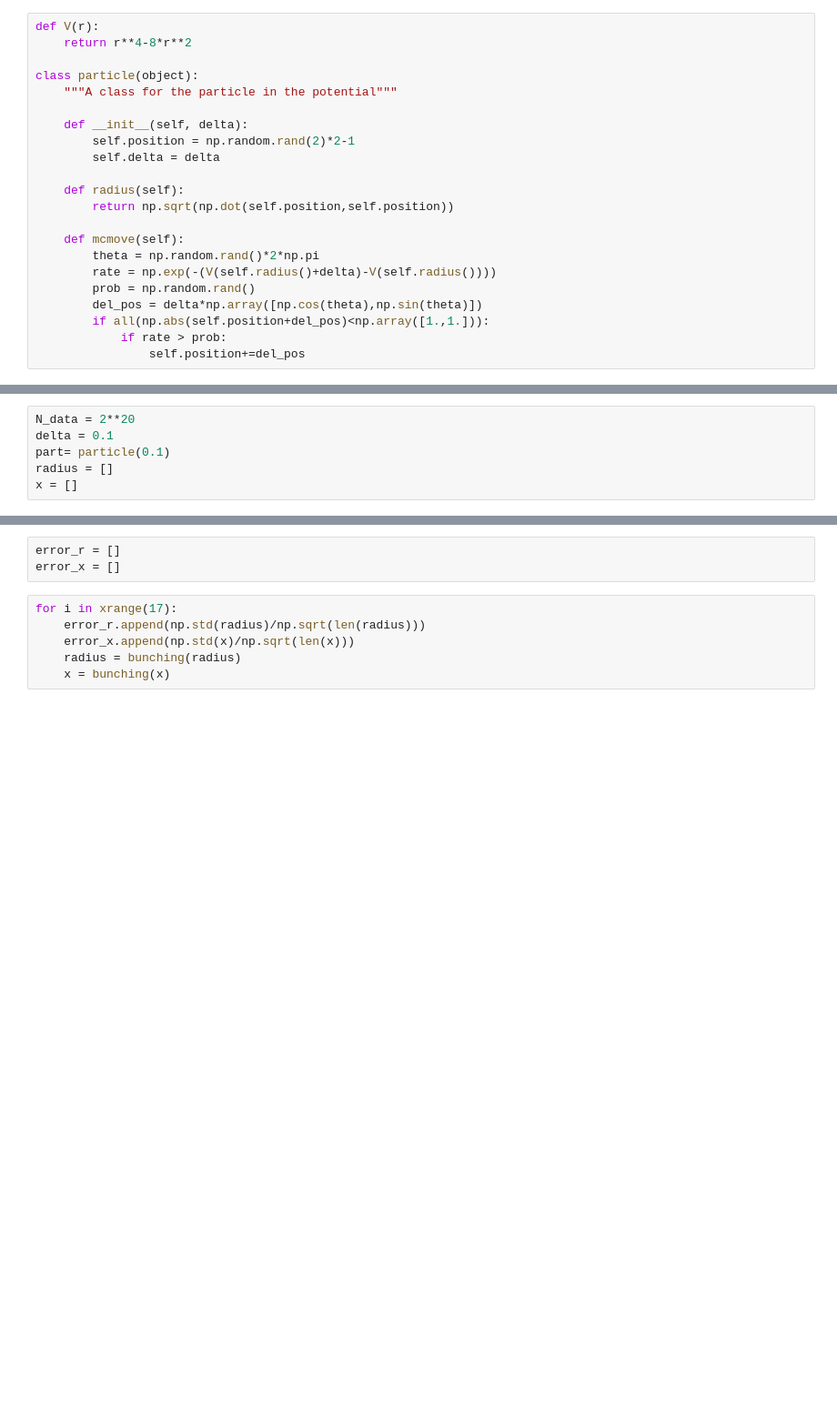
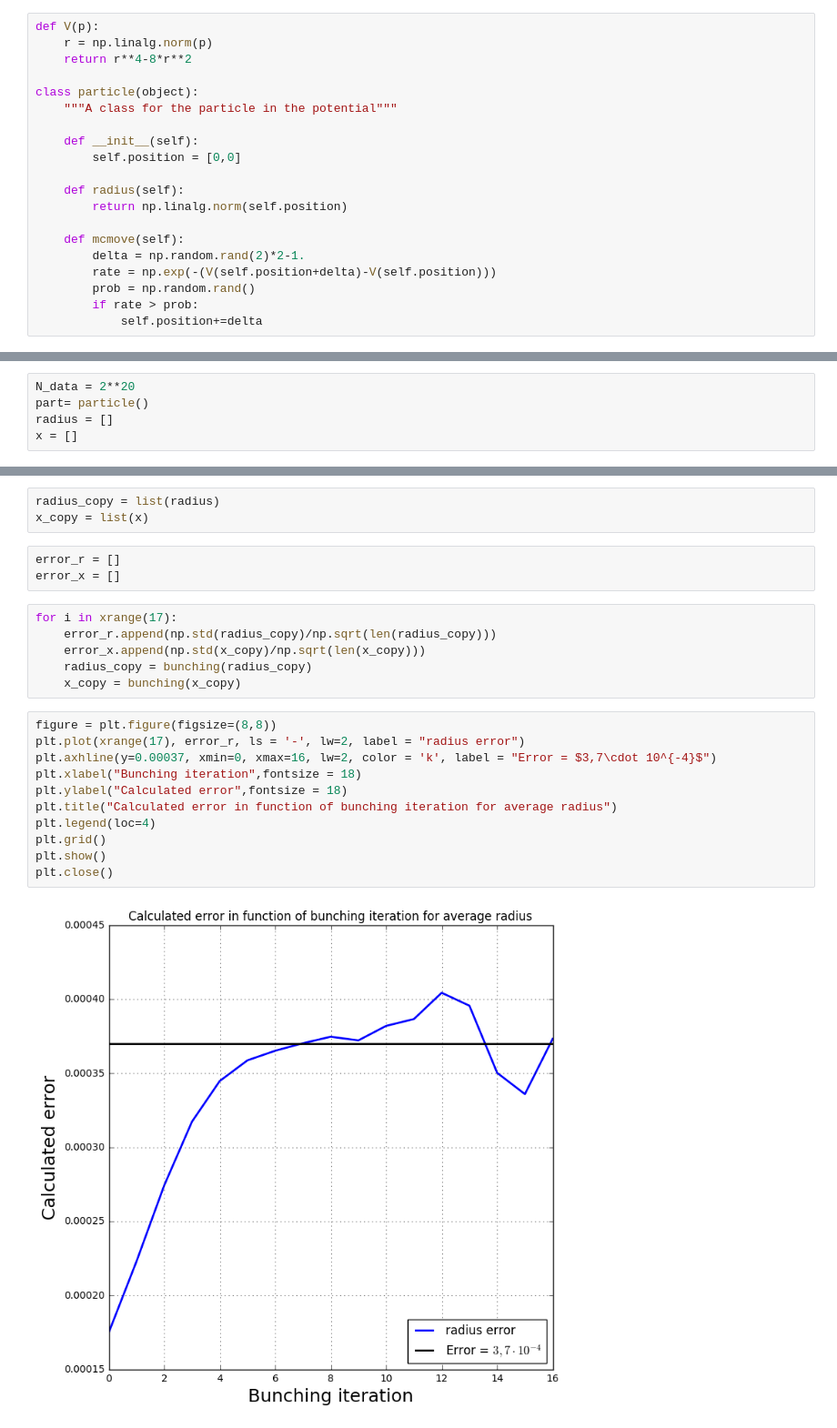
Before and after one commit to jmoran1993/NumPhy, a Jupyter notebook: Homework/HW2.ipynb, the cells around one changed output, grey strips where cells are left out. Shown: that part at 91% size. Saved outputs shown, nothing was run; the diff lists cells and outputs as text; blank space fills up the shorter version.

```diff
--- a/Homework/HW2.ipynb
+++ b/Homework/HW2.ipynb
@@ -9,22 +17,20 @@ np.set_printoptions(precision = 4, suppress = True)
 # %%
-def V(r):
+def V(p):
+    r = np.linalg.norm(p)
     return r**4-8*r**2
 
 class particle(object):
     """A class for the particle in the potential"""
 
-    def __init__(self, delta):
-        self.position = np.random.rand(2)*2-1
-        self.delta = delta
+    def __init__(self):
+        self.position = [0,0]
 
     def radius(self):
-        return np.sqrt(np.dot(self.position,self.position))
+        return np.linalg.norm(self.position)
 
     def mcmove(self):
-        theta = np.random.rand()*2*np.pi
-        rate = np.exp(-(V(self.radius()+delta)-V(self.radius())))
+        delta = np.random.rand(2)*2-1.
+        rate = np.exp(-(V(self.position+delta)-V(self.position)))
         prob = np.random.rand()
-        del_pos = delta*np.array([np.cos(theta),np.sin(theta)])
-        if all(np.abs(self.position+del_pos)<np.array([1.,1.])):
-            if rate > prob:
-                self.position+=del_pos
+        if rate > prob:
+            self.position+=delta
@@ -31,7 +39,6 @@ class particle(object):
 # %%
 N_data = 2**20
-delta = 0.1
-part= particle(0.1)
+part= particle()
 radius = []
 x = []
 # %%
@@ -47,12 +56,28 @@ def bunching(array):
         y = array.pop()
         new_array.append((x+y)/2.)
     return new_array
+# %%
+radius_copy = list(radius)
+x_copy = list(x)
 # %%
 error_r = []
 error_x = []
 # %%
 for i in xrange(17):
-    error_r.append(np.std(radius)/np.sqrt(len(radius)))
-    error_x.append(np.std(x)/np.sqrt(len(x)))
-    radius = bunching(radius)
-    x = bunching(x)
+    error_r.append(np.std(radius_copy)/np.sqrt(len(radius_copy)))
+    error_x.append(np.std(x_copy)/np.sqrt(len(x_copy)))
+    radius_copy = bunching(radius_copy)
+    x_copy = bunching(x_copy)
+# %%
+figure = plt.figure(figsize=(8,8))
+plt.plot(xrange(17), error_r, ls = '-', lw=2, label = "radius error")
+plt.axhline(y=0.00037, xmin=0, xmax=16, lw=2, color = 'k', label = "Error = $3,7\cdot 10^{-4}$")
+plt.xlabel("Bunching iteration",fontsize = 18)
+plt.ylabel("Calculated error",fontsize = 18)
+plt.title("Calculated error in function of bunching iteration for average radius")
+plt.legend(loc=4)
+plt.grid()
+plt.show()
+plt.close()
+# %% [output]
+[figure, added]
```
Also changed, not shown: parts of 29 cells of this notebook.
